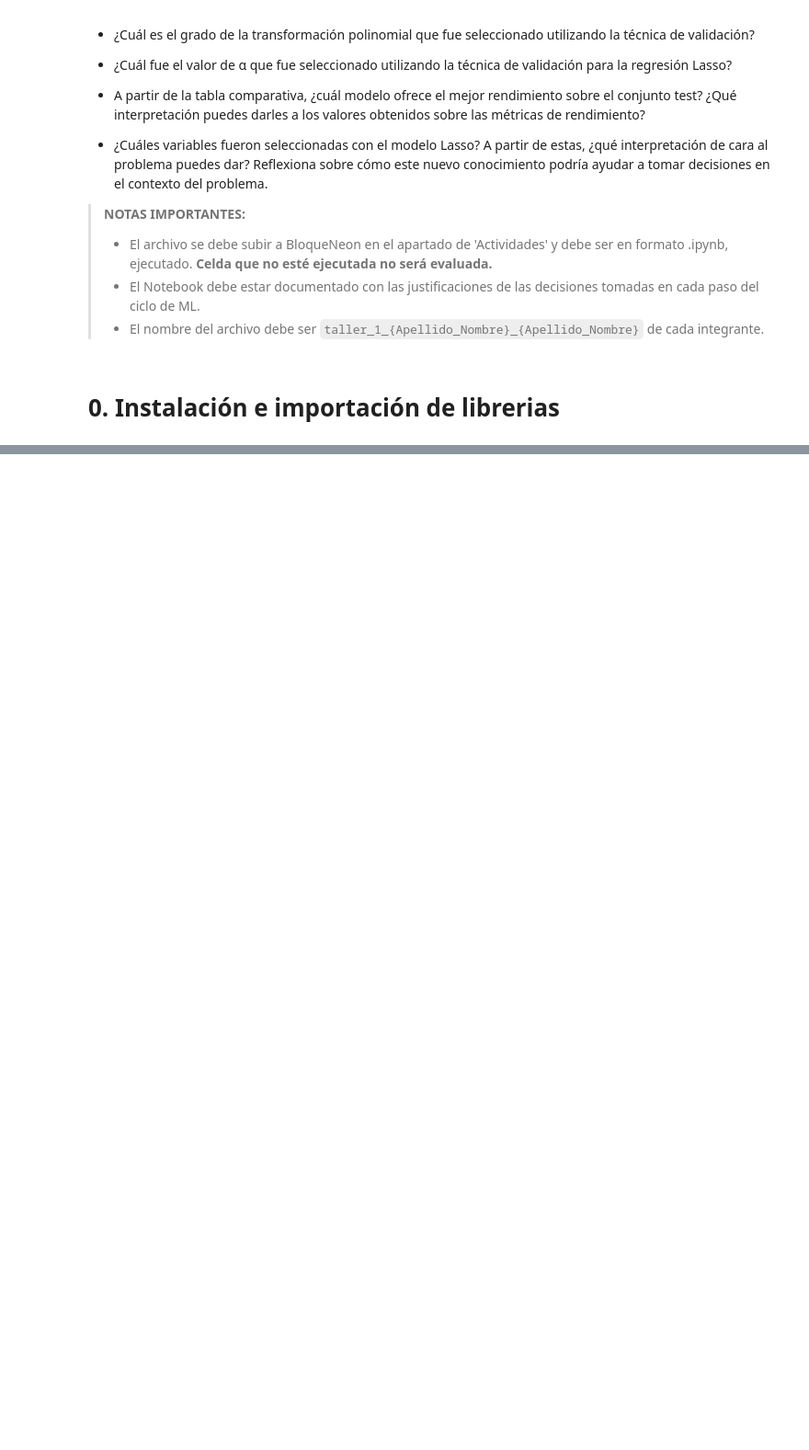
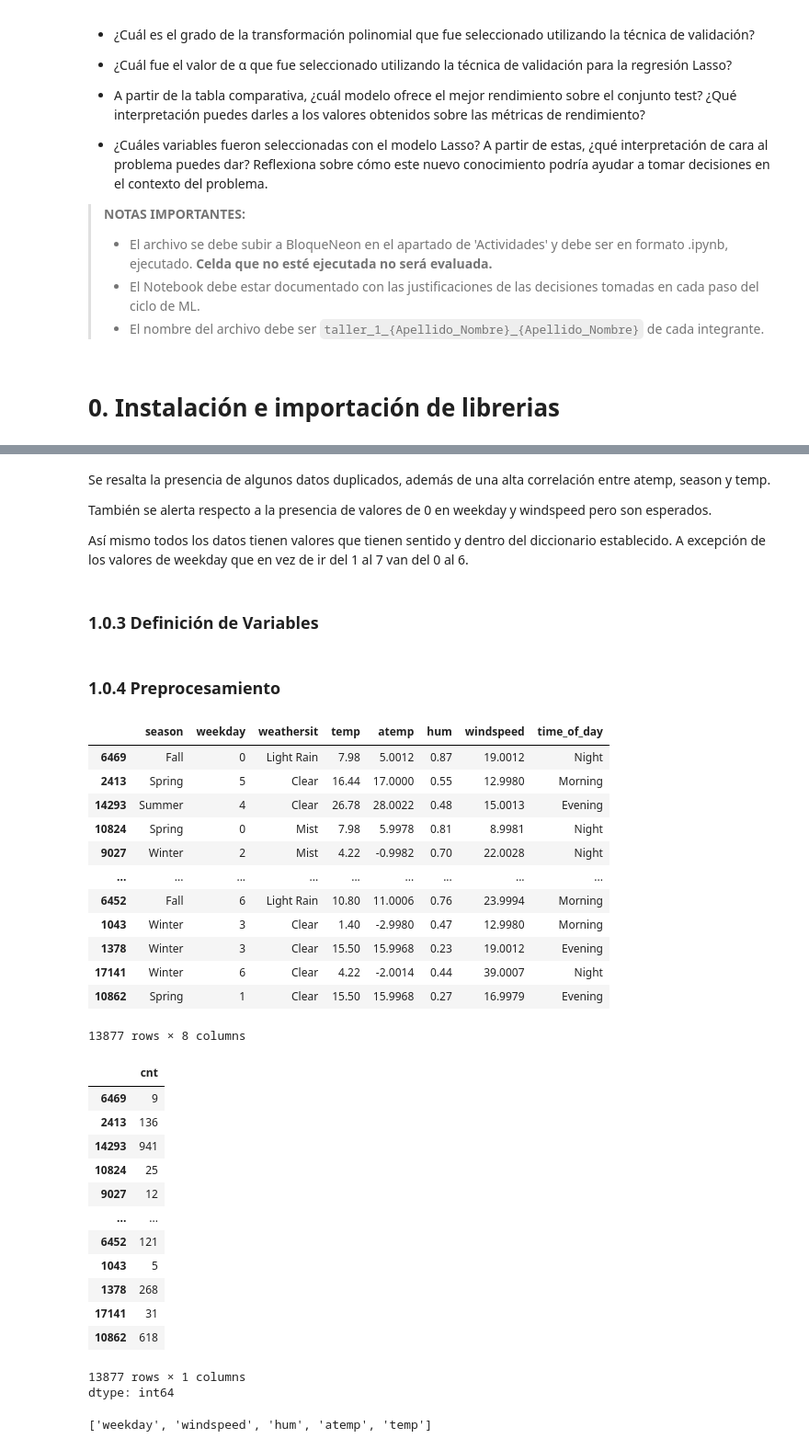
Before and after one commit to Sinis16/202220_Ejemplo_Parcial_Practico_1, a Jupyter notebook: Talleres/Taller 1/MINE_4206_202510_AML_Taller1.ipynb, the cells around one changed output, grey strips where cells are left out. Shown at 92% size. Cells and saved outputs as stored; diff of their text form; code cells hidden in the pictures; blank space fills up the shorter version.

```diff
--- a/Talleres/Taller 1/MINE_4206_202510_AML_Taller1.ipynb
+++ b/Talleres/Taller 1/MINE_4206_202510_AML_Taller1.ipynb
@@ -83,0 +124,3 @@ from sklearn.preprocessing import MinMaxScaler
+# %%
+train, test = train_test_split(data, test_size=0.2, random_state=19)
+train.head()
@@ -83,0 +141,60 @@ from sklearn.preprocessing import MinMaxScaler
+# %% [markdown]
+Se resalta la presencia de algunos datos duplicados, además de una alta correlación entre atemp, season y temp.
+
+También se alerta respecto a la presencia de valores de 0 en weekday y windspeed pero son esperados.
+
+Así mismo todos los datos tienen valores que tienen sentido y dentro del diccionario establecido. A excepción de los valores de weekday que en vez de ir del 1 al 7 van del 0 al 6.
+# %% [markdown]
+### 1.0.3 Definición de Variables
+# %%
+#Variable objetivo
+target_feature = 'cnt'
+
+#Variables cstegoricas
+cat_features = ["season", "weathersit", "time_of_day"]
+# %% [markdown]
+### 1.0.4 Preprocesamiento
+# %%
+def preprocess(data):
+  data = data.drop_duplicates() # Eliminamos duplicados
+  X_data, y_variable = data.drop([target_feature], axis=1), data[target_feature]
+  return X_data, y_variable
+# %%
+#Datos de entrenamiento
+X_train, y_train = preprocess(train)
+display(X_train)
+display(y_train)
+# %% [output]
+|  | season | weekday | weathersit | temp | atemp | hum | windspeed | time_of_day |
+| 6469 | Fall | 0 | Light Rain | 7.98 | 5.0012 | 0.87 | 19.0012 | Night |
+| 2413 | Spring | 5 | Clear | 16.44 | 17.0000 | 0.55 | 12.9980 | Morning |
+| 14293 | Summer | 4 | Clear | 26.78 | 28.0022 | 0.48 | 15.0013 | Evening |
+| 10824 | Spring | 0 | Mist | 7.98 | 5.9978 | 0.81 | 8.9981 | Night |
+| 9027 | Winter | 2 | Mist | 4.22 | -0.9982 | 0.70 | 22.0028 | Night |
+| ... | ... | ... | ... | ... | ... | ... | ... | ... |
+| 6452 | Fall | 6 | Light Rain | 10.80 | 11.0006 | 0.76 | 23.9994 | Morning |
+| 1043 | Winter | 3 | Clear | 1.40 | -2.9980 | 0.47 | 12.9980 | Morning |
+| 1378 | Winter | 3 | Clear | 15.50 | 15.9968 | 0.23 | 19.0012 | Evening |
+| 17141 | Winter | 6 | Clear | 4.22 | -2.0014 | 0.44 | 39.0007 | Night |
+| 10862 | Spring | 1 | Clear | 15.50 | 15.9968 | 0.27 | 16.9979 | Evening |
+13877 rows × 8 columns
+|  | cnt |
+| 6469 | 9 |
+| 2413 | 136 |
+| 14293 | 941 |
+| 10824 | 25 |
+| 9027 | 12 |
+| ... | ... |
+| 6452 | 121 |
+| 1043 | 5 |
+| 1378 | 268 |
+| 17141 | 31 |
+| 10862 | 618 |
+13877 rows × 1 columns
+dtype: int64
+# %%
+# Variables numericas
+num_features = list(set(X_train.columns) - set(cat_features))
+num_features
+# %% [output]
+['weekday', 'windspeed', 'hum', 'atemp', 'temp']
```
Also changed, not shown: parts of 21 cells of this notebook.
